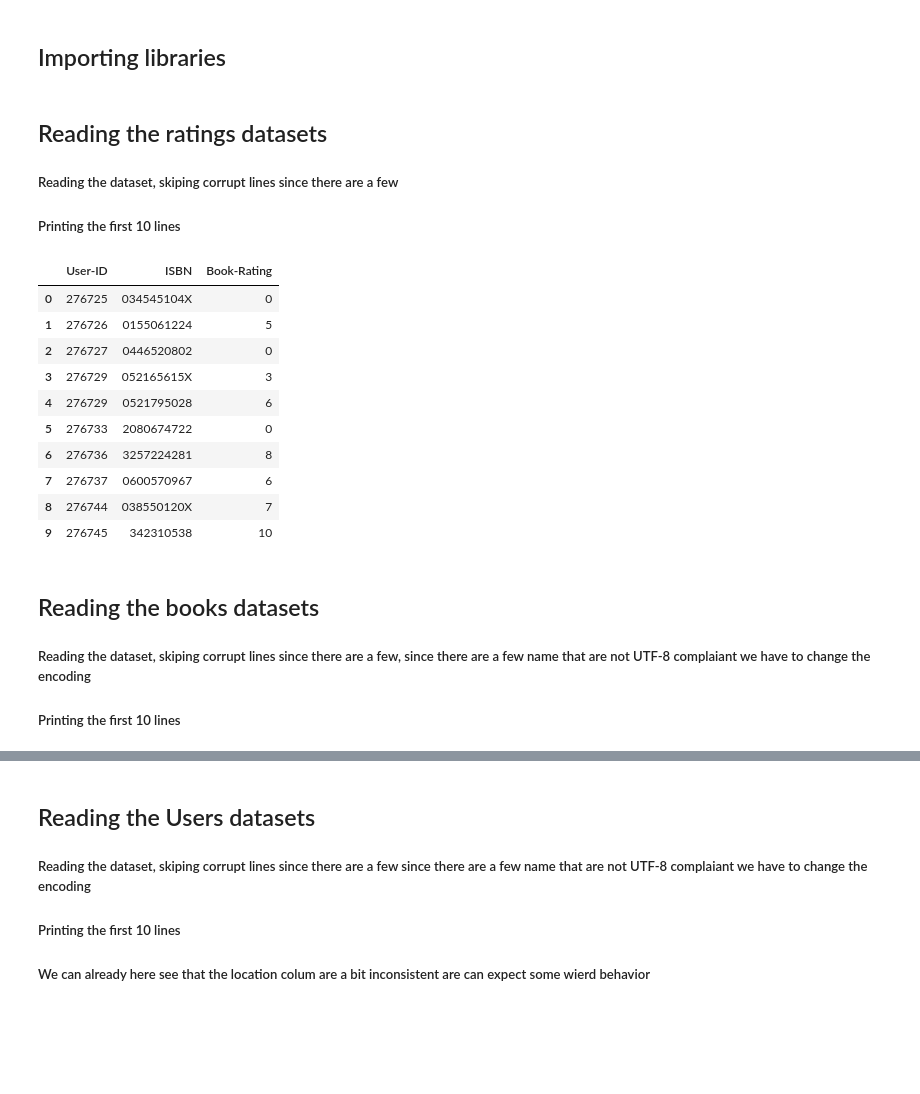
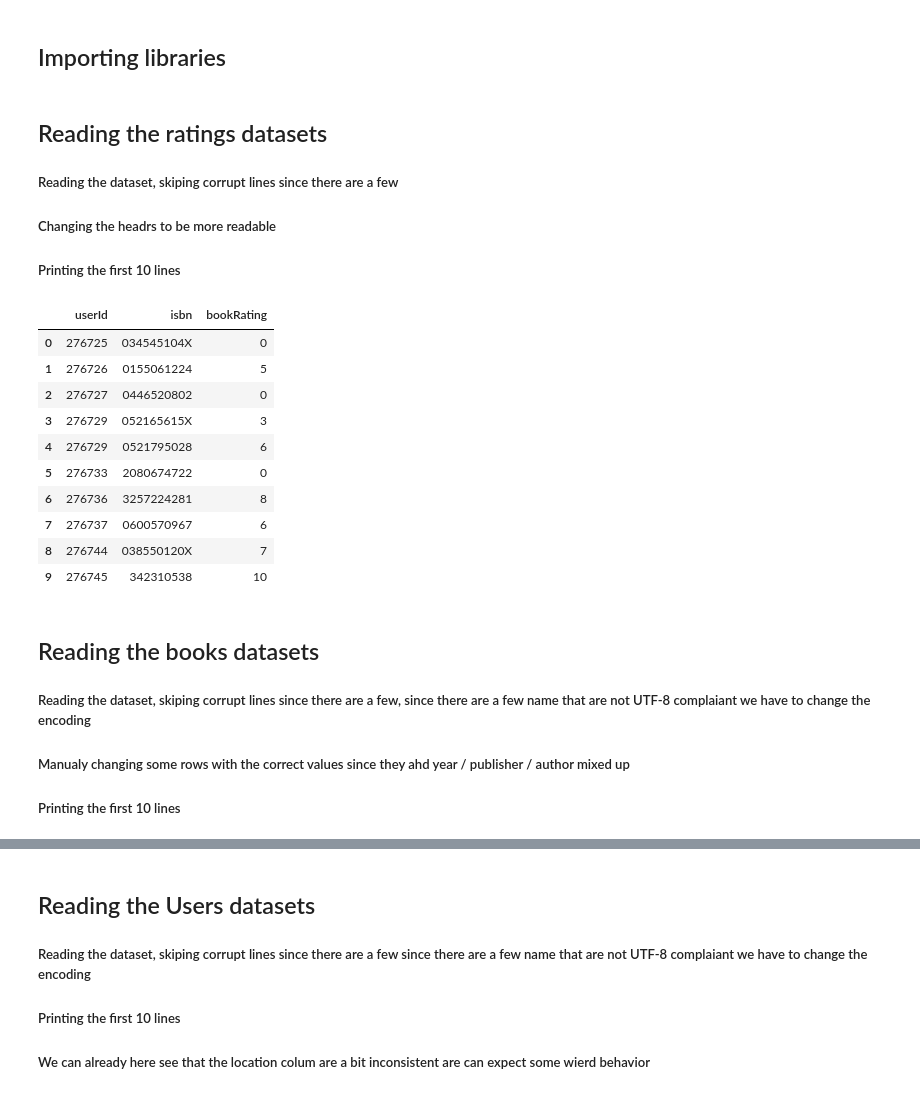
Before and after one commit to ablomstrom/final-project, a Jupyter notebook: main.ipynb, the cells around one changed output, grey strips where cells are left out. Drawn from its saved outputs; the diff is of its cells as text; code cells hidden in the pictures; blank space fills up the shorter version.

```diff
--- a/main.ipynb
+++ b/main.ipynb
@@ -11,13 +11,15 @@ from sklearn.preprocessing import LabelEncoder
 # %% [markdown]
 ## Reading the ratings datasets
 ##### Reading the dataset, skiping corrupt lines since there are a few
+##### Changing the headrs to be more readable
 ##### Printing the first 10 lines
 # %%
 book_ratings_data = pd.read_csv('Book-Ratings.csv', on_bad_lines='skip', delimiter=";")
+book_ratings_data.columns = ["userId", "isbn", "bookRating"]
 book_ratings_data_df = pd.DataFrame(book_ratings_data, columns=book_ratings_data.columns)
 book_ratings_data_df.head(10)
 # %% [output]
-|  | User-ID | ISBN | Book-Rating |
+|  | userId | isbn | bookRating |
 | 0 | 276725 | 034545104X | 0 |
 | 1 | 276726 | 0155061224 | 5 |
 | 2 | 276727 | 0446520802 | 0 |
@@ -31,4 +33,5 @@ book_ratings_data_df.head(10)
 # %% [markdown]
 ## Reading the books datasets
 ##### Reading the dataset, skiping corrupt lines since there are a few, since there are a few name that are not UTF-8 complaiant we have to change the encoding
+##### Manualy changing some rows with the correct values since they ahd year / publisher / author mixed up
 ##### Printing the first 10 lines
```
Also changed, not shown: parts of 15 cells of this notebook.
